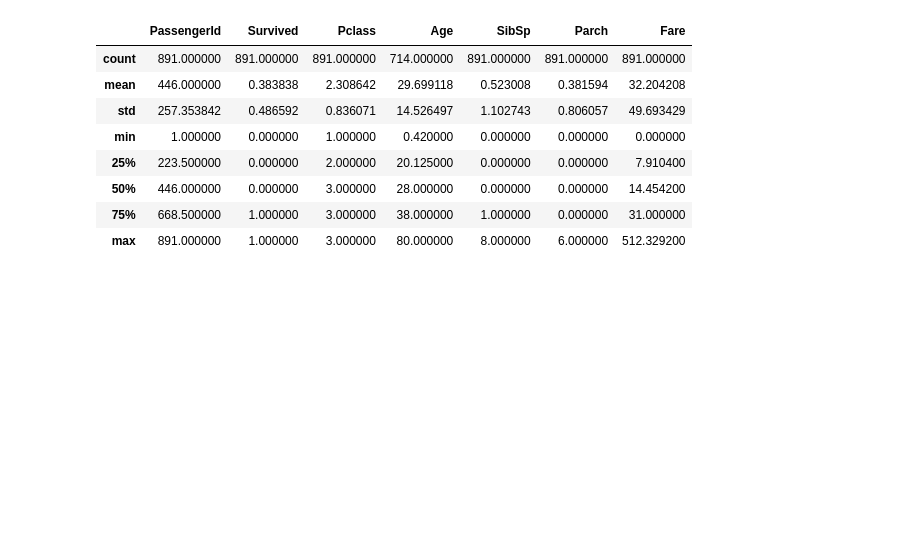
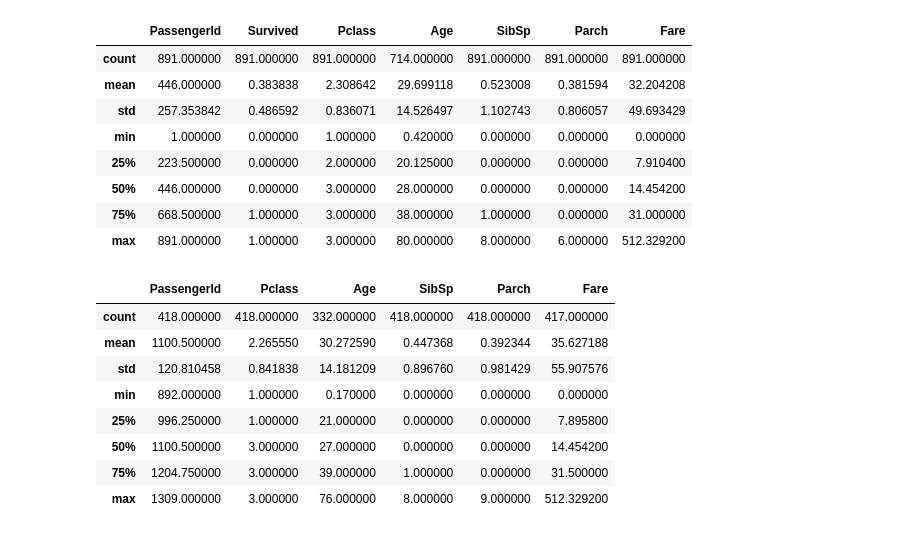
Before and after one commit to Tonymaxs/2018-BigData-Homework, a Jupyter notebook: 0413_Titanic_kaggle.ipynb, the cells around one changed output. Cells and saved outputs as stored; diff of their text form; code cells hidden in the pictures; blank space fills up the shorter version.

```diff
--- a/0413_Titanic_kaggle.ipynb
+++ b/0413_Titanic_kaggle.ipynb
@@ -66,3 +66,15 @@ train.describe()
 | 50% | 446.000000 | 0.000000 | 3.000000 | 28.000000 | 0.000000 | 0.000000 | 14.454200 |
 | 75% | 668.500000 | 1.000000 | 3.000000 | 38.000000 | 1.000000 | 0.000000 | 31.000000 |
 | max | 891.000000 | 1.000000 | 3.000000 | 80.000000 | 8.000000 | 6.000000 | 512.329200 |
+# %%
+test.describe()
+# %% [output]
+|  | PassengerId | Pclass | Age | SibSp | Parch | Fare |
+| count | 418.000000 | 418.000000 | 332.000000 | 418.000000 | 418.000000 | 417.000000 |
+| mean | 1100.500000 | 2.265550 | 30.272590 | 0.447368 | 0.392344 | 35.627188 |
+| std | 120.810458 | 0.841838 | 14.181209 | 0.896760 | 0.981429 | 55.907576 |
+| min | 892.000000 | 1.000000 | 0.170000 | 0.000000 | 0.000000 | 0.000000 |
+| 25% | 996.250000 | 1.000000 | 21.000000 | 0.000000 | 0.000000 | 7.895800 |
+| 50% | 1100.500000 | 3.000000 | 27.000000 | 0.000000 | 0.000000 | 14.454200 |
+| 75% | 1204.750000 | 3.000000 | 39.000000 | 1.000000 | 0.000000 | 31.500000 |
+| max | 1309.000000 | 3.000000 | 76.000000 | 8.000000 | 9.000000 | 512.329200 |
```
Also changed, not shown: parts of 3 cells of this notebook.
